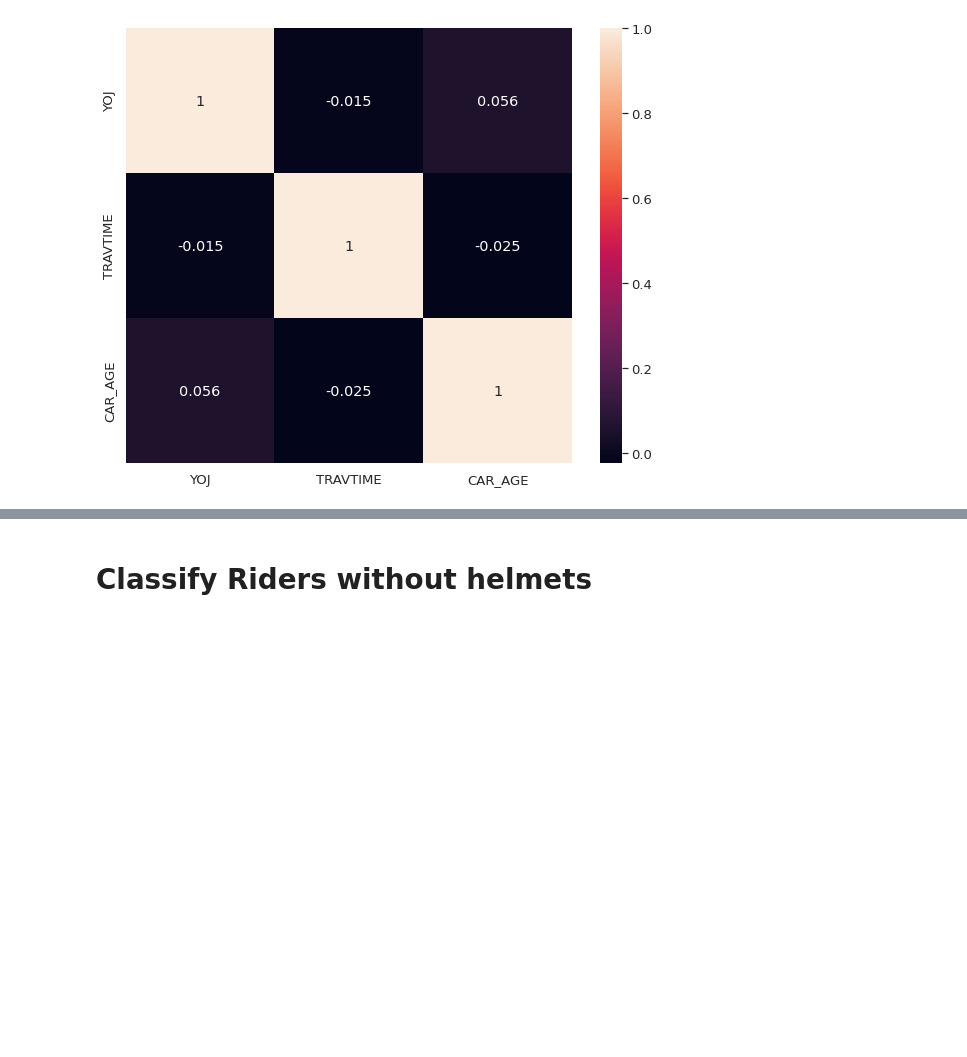
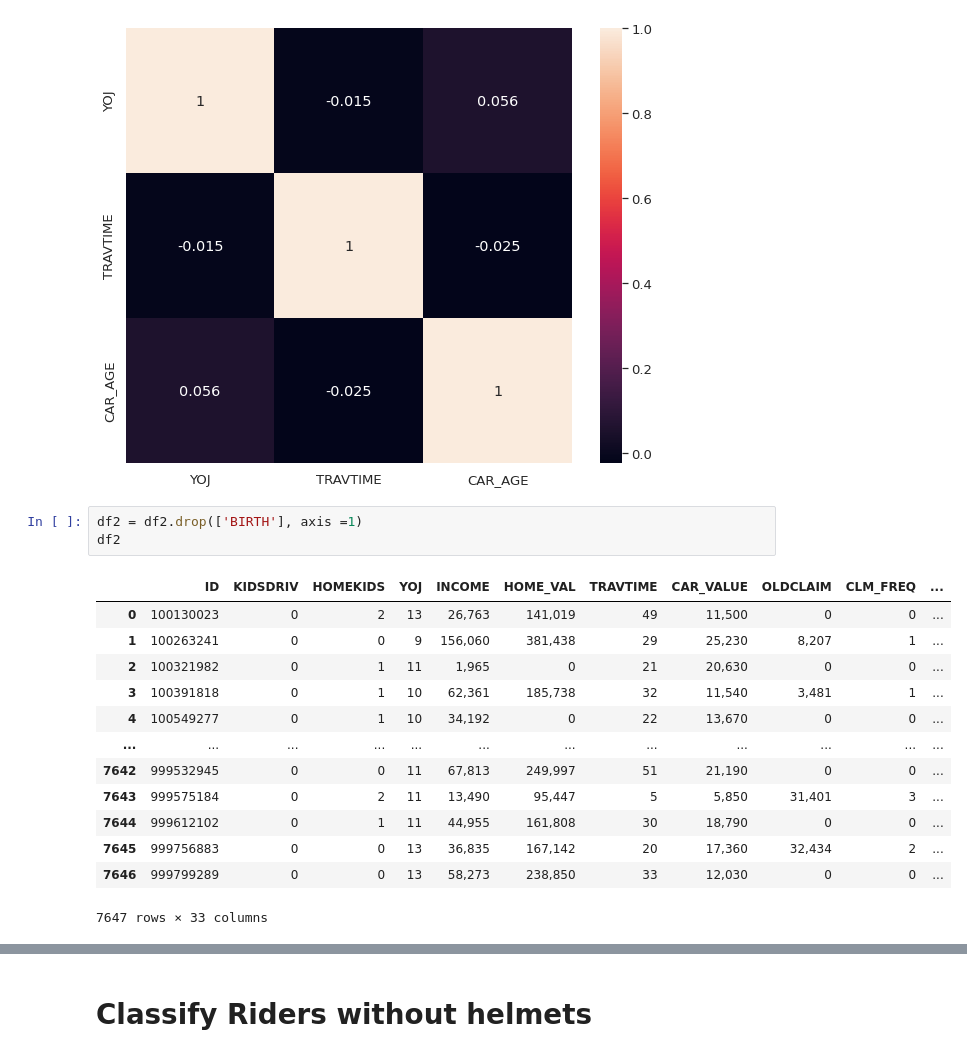
Before and after one commit to Suvodeep-Das/Diamond-Pricing-Model, a Jupyter notebook: MachineGeeks.ipynb, the cells around one changed output, grey strips where cells are left out. Drawn from its saved outputs; the diff is of its cells as text; blank space fills up the shorter version.

```diff
--- a/MachineGeeks.ipynb
+++ b/MachineGeeks.ipynb
@@ -587,3 +588,20 @@ sns.heatmap(df2[['YOJ', 'INCOME', 'HOME_VAL', 'TRAVTIME', 'CAR_VALUE', 'CAR_AGE'
 # %% [output]
 <matplotlib.axes._subplots.AxesSubplot at 0x...>
 [figure]
+# %%
+df2 = df2.drop(['BIRTH'], axis =1)
+df2
+# %% [output]
+|  | ID | KIDSDRIV | HOMEKIDS | YOJ | INCOME | HOME_VAL | TRAVTIME | CAR_VALUE | OLDCLAIM | CLM_FREQ | ... |
+| 0 | 100130023 | 0 | 2 | 13 | 26,763 | 141,019 | 49 | 11,500 | 0 | 0 | ... |
+| 1 | 100263241 | 0 | 0 | 9 | 156,060 | 381,438 | 29 | 25,230 | 8,207 | 1 | ... |
+| 2 | 100321982 | 0 | 1 | 11 | 1,965 | 0 | 21 | 20,630 | 0 | 0 | ... |
+| 3 | 100391818 | 0 | 1 | 10 | 62,361 | 185,738 | 32 | 11,540 | 3,481 | 1 | ... |
+| 4 | 100549277 | 0 | 1 | 10 | 34,192 | 0 | 22 | 13,670 | 0 | 0 | ... |
+| ... | ... | ... | ... | ... | ... | ... | ... | ... | ... | ... | ... |
+| 7642 | 999532945 | 0 | 0 | 11 | 67,813 | 249,997 | 51 | 21,190 | 0 | 0 | ... |
+| 7643 | 999575184 | 0 | 2 | 11 | 13,490 | 95,447 | 5 | 5,850 | 31,401 | 3 | ... |
+| 7644 | 999612102 | 0 | 1 | 11 | 44,955 | 161,808 | 30 | 18,790 | 0 | 0 | ... |
+| 7645 | 999756883 | 0 | 0 | 13 | 36,835 | 167,142 | 20 | 17,360 | 32,434 | 2 | ... |
+| 7646 | 999799289 | 0 | 0 | 13 | 58,273 | 238,850 | 33 | 12,030 | 0 | 0 | ... |
+7647 rows × 33 columns
```
Also changed, not shown: parts of 14 cells of this notebook.
